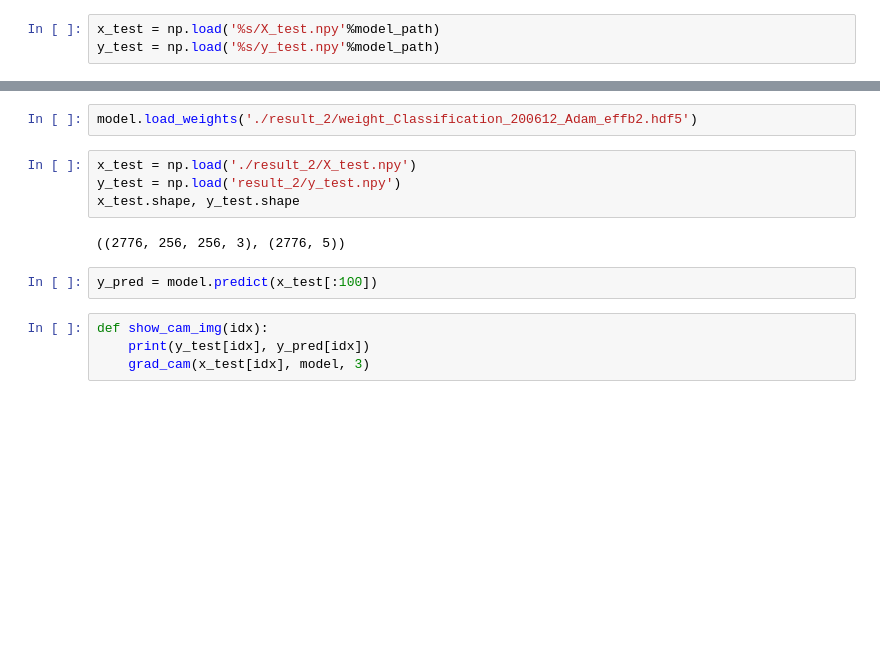
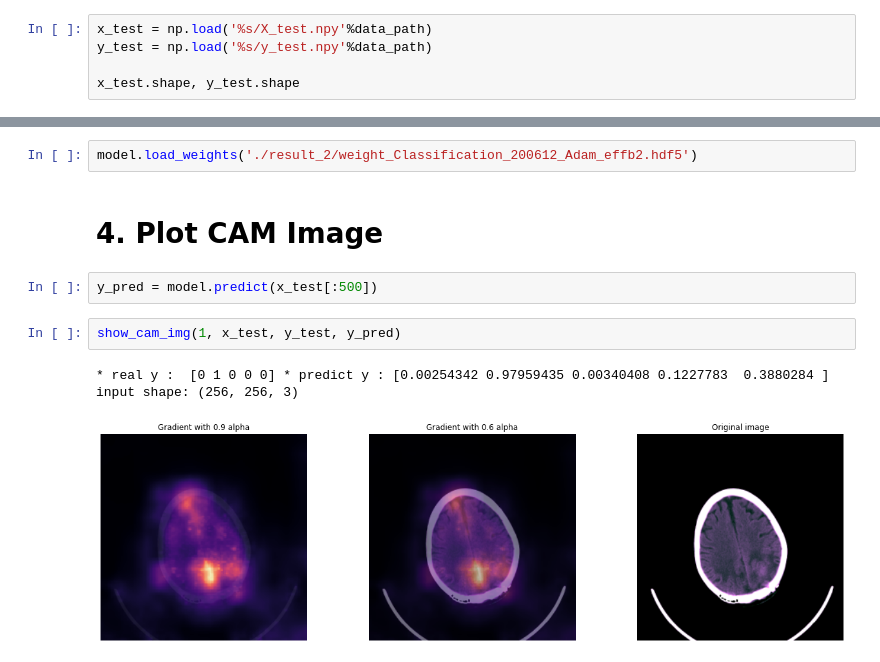
Before and after one commit to yebiny/Diagnosis-brain-CTimages, a Jupyter notebook: 6-CAM/cam_example.ipynb, the cells around one changed output, grey strips where cells are left out. Saved outputs shown, nothing was run; the diff lists cells and outputs as text; blank space fills up the shorter version.

```diff
--- a/6-CAM/cam_example.ipynb
+++ b/6-CAM/cam_example.ipynb
@@ -153,3 +155,5 @@ model_path = '../6-CAM/result_1/'
 # %%
-x_test = np.load('%s/X_test.npy'%model_path)
-y_test = np.load('%s/y_test.npy'%model_path)
+x_test = np.load('%s/X_test.npy'%data_path)
+y_test = np.load('%s/y_test.npy'%data_path)
+
+x_test.shape, y_test.shape
@@ -220,14 +199,12 @@ ________________________________________________________________________________
 # %%
 model.load_weights('./result_2/weight_Classification_200612_Adam_effb2.hdf5')
-# %%
-x_test = np.load('./result_2/X_test.npy')
-y_test = np.load('result_2/y_test.npy')
-x_test.shape, y_test.shape
-# %% [output]
-((2776, 256, 256, 3), (2776, 5))
+# %% [markdown]
+# 4. Plot CAM Image
 # %%
-y_pred = model.predict(x_test[:100])
+y_pred = model.predict(x_test[:500])
-# %%
-def show_cam_img(idx):
-    print(y_test[idx], y_pred[idx])
-    grad_cam(x_test[idx], model, 3)
+# %%
+show_cam_img(1, x_test, y_test, y_pred)
+# %% [output]
+* real y :  [0 1 0 0 0] * predict y : [0.00254342 0.97959435 0.00340408 0.1227783  0.3880284 ]
+input shape: (256, 256, 3)
+[figure, added]
```
Also changed, not shown: parts of 14 cells of this notebook.
